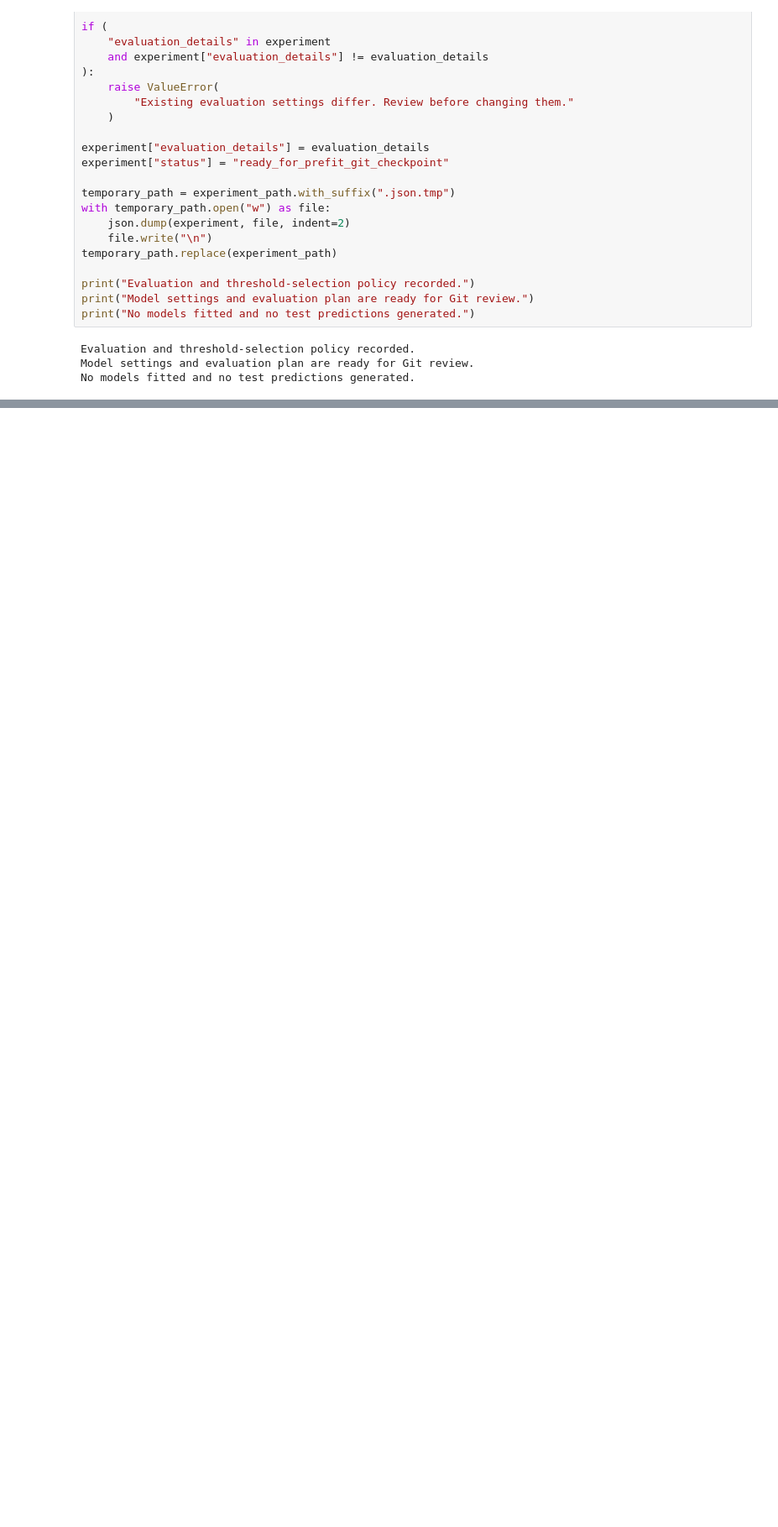
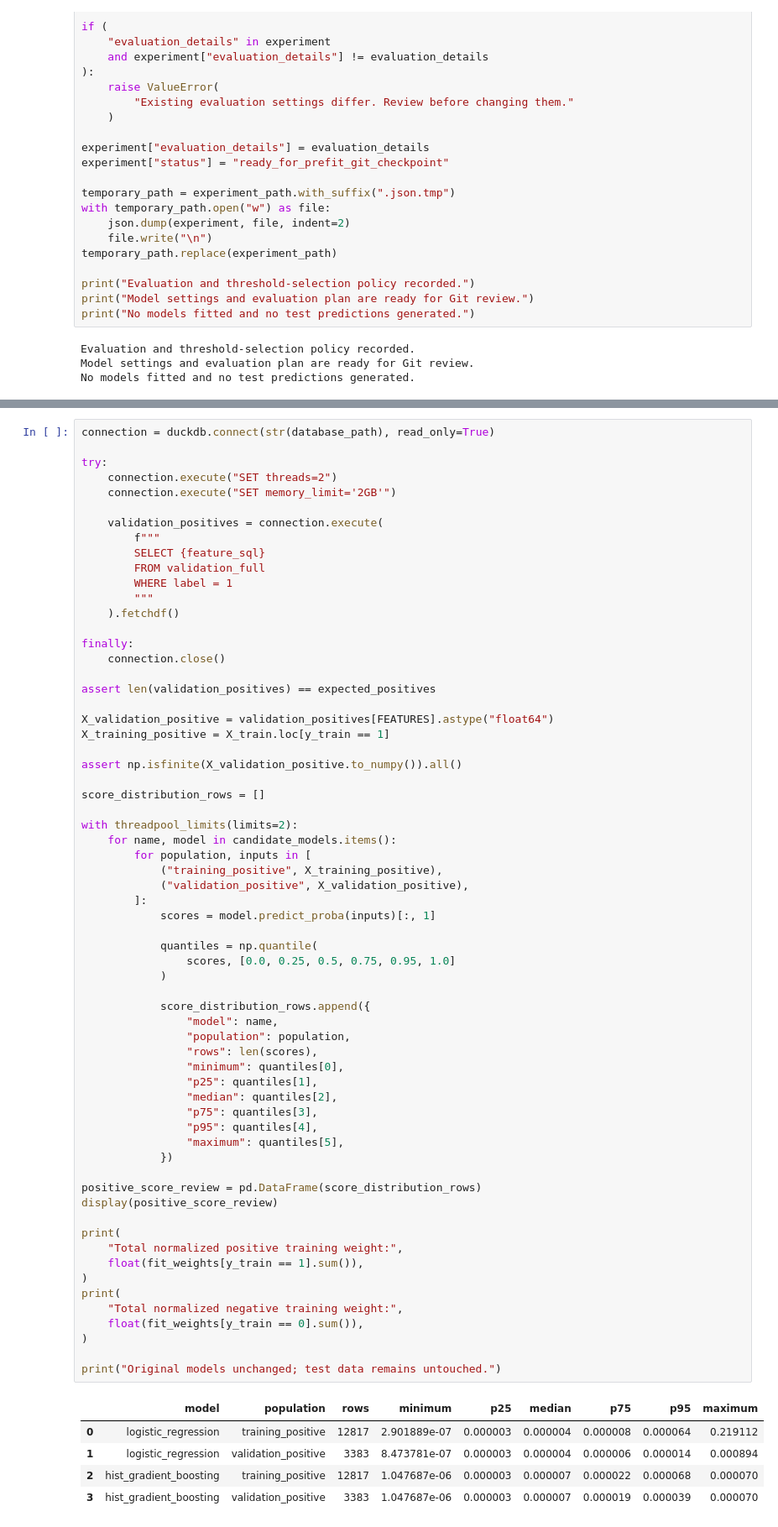
Before and after one commit to anaszpro/Plexa-A-Multi-Modal-Smart-City-Digital-Twin-and-Cascading-Resilience-Engine, a Jupyter notebook: notebooks/02_climate_baseline_v2.ipynb, the cells around one changed output, grey strips where cells are left out. Shown at 84% size. Drawn from its saved outputs; the diff is of its cells as text; blank space fills up the shorter version.

Commit message:
Record baseline validation and controlled tree weight-scale experiment

```diff
--- a/notebooks/02_climate_baseline_v2.ipynb
+++ b/notebooks/02_climate_baseline_v2.ipynb
@@ -1834,0 +3105,70 @@ No models fitted and no test predictions generated.
+# %%
+connection = duckdb.connect(str(database_path), read_only=True)
+
+try:
+    connection.execute("SET threads=2")
+    connection.execute("SET memory_limit='2GB'")
+
+    validation_positives = connection.execute(
+        f"""
+        SELECT {feature_sql}
+        FROM validation_full
+        WHERE label = 1
+        """
+    ).fetchdf()
+
+finally:
+    connection.close()
+
+assert len(validation_positives) == expected_positives
+
+X_validation_positive = validation_positives[FEATURES].astype("float64")
+X_training_positive = X_train.loc[y_train == 1]
+
+assert np.isfinite(X_validation_positive.to_numpy()).all()
+
+score_distribution_rows = []
+
+with threadpool_limits(limits=2):
+    for name, model in candidate_models.items():
+        for population, inputs in [
+            ("training_positive", X_training_positive),
+            ("validation_positive", X_validation_positive),
+        ]:
+            scores = model.predict_proba(inputs)[:, 1]
+
+            quantiles = np.quantile(
+                scores, [0.0, 0.25, 0.5, 0.75, 0.95, 1.0]
+            )
+
+            score_distribution_rows.append({
+                "model": name,
+                "population": population,
+                "rows": len(scores),
+                "minimum": quantiles[0],
+                "p25": quantiles[1],
+                "median": quantiles[2],
+                "p75": quantiles[3],
+                "p95": quantiles[4],
+                "maximum": quantiles[5],
+            })
+
+positive_score_review = pd.DataFrame(score_distribution_rows)
+display(positive_score_review)
+
+print(
+    "Total normalized positive training weight:",
+    float(fit_weights[y_train == 1].sum()),
+)
+print(
+    "Total normalized negative training weight:",
+    float(fit_weights[y_train == 0].sum()),
+)
+
+print("Original models unchanged; test data remains untouched.")
+# %% [output]
+|  | model | population | rows | minimum | p25 | median | p75 | p95 | maximum |
+| 0 | logistic_regression | training_positive | 12817 | 2.901889e-07 | 0.000003 | 0.000004 | 0.000008 | 0.000064 | 0.219112 |
+| 1 | logistic_regression | validation_positive | 3383 | 8.473781e-07 | 0.000003 | 0.000004 | 0.000006 | 0.000014 | 0.000894 |
+| 2 | hist_gradient_boosting | training_positive | 12817 | 1.047687e-06 | 0.000003 | 0.000007 | 0.000022 | 0.000068 | 0.000070 |
+| 3 | hist_gradient_boosting | validation_positive | 3383 | 1.047687e-06 | 0.000003 | 0.000007 | 0.000019 | 0.000039 | 0.000070 |
```
Also changed, not shown: parts of 21 cells of this notebook, 1 other file.
